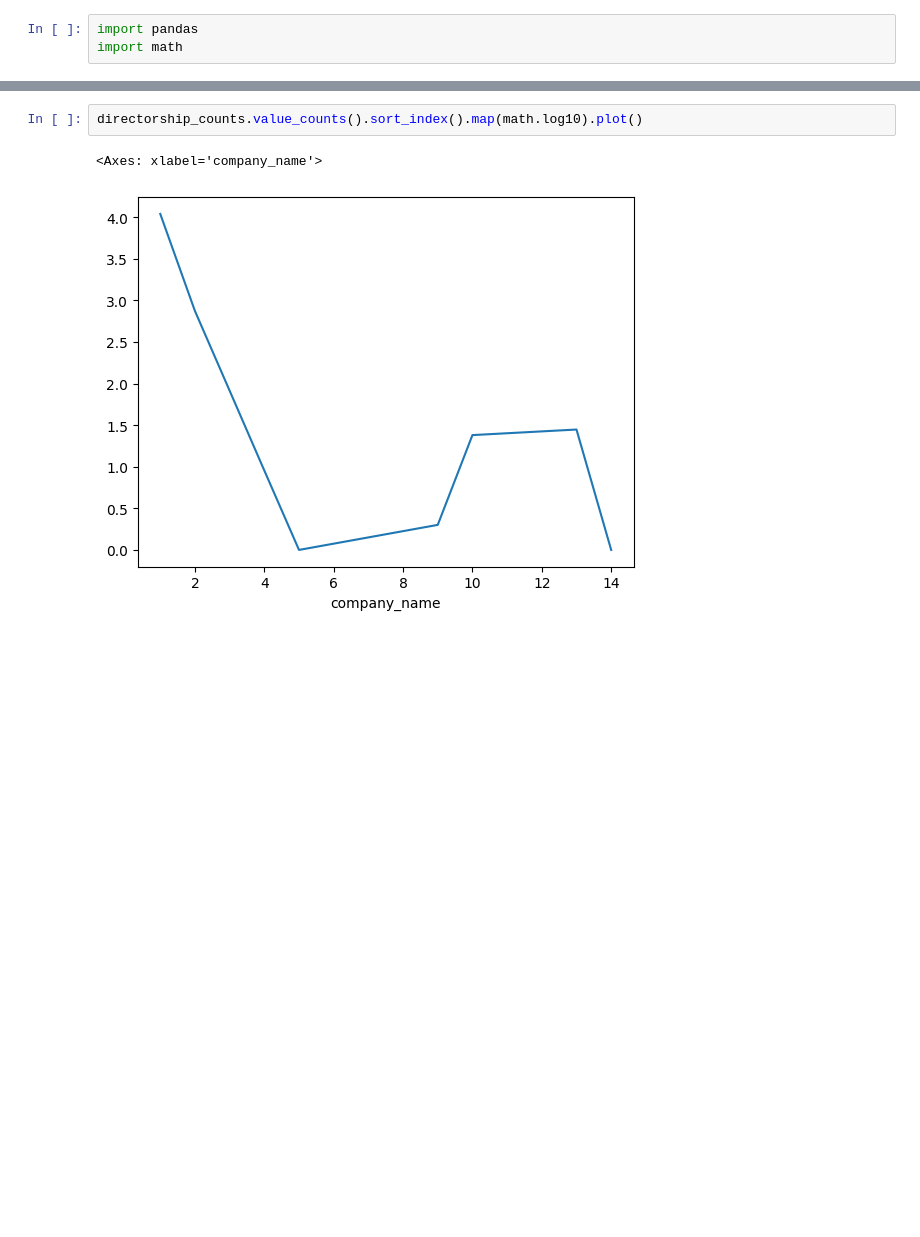
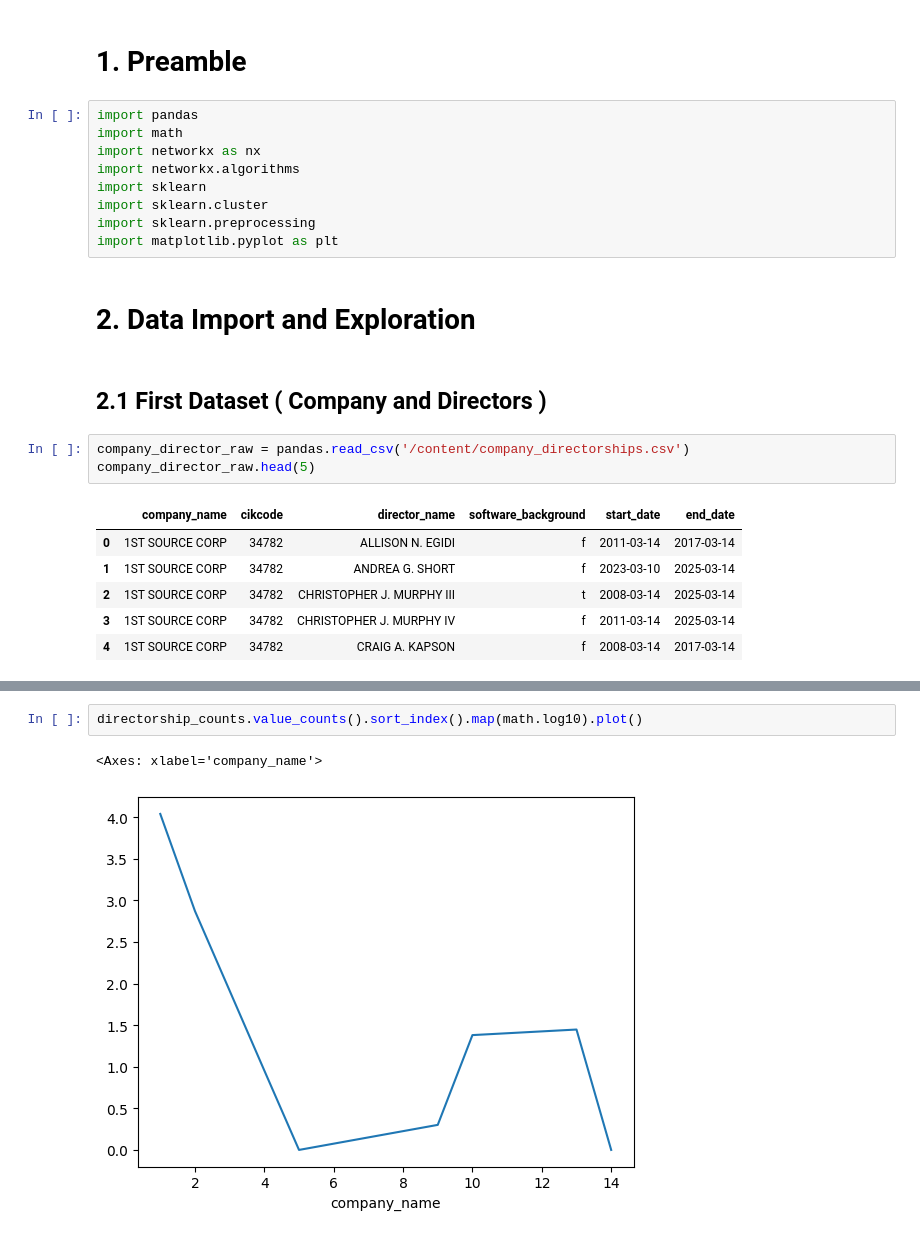
Before and after one commit to MQ-COMP2200-COMP6200/assignment-3-Mahdi3M, a Jupyter notebook: directors-network.ipynb, the cells around one changed output, grey strips where cells are left out. Drawn from its saved outputs; the diff is of its cells as text; blank space fills up the shorter version.

```diff
--- a/directors-network.ipynb
+++ b/directors-network.ipynb
@@ -1,3 +1,25 @@
+# %% [markdown]
+# 1. Preamble
 # %%
 import pandas
 import math
+import networkx as nx
+import networkx.algorithms
+import sklearn
+import sklearn.cluster
+import sklearn.preprocessing
+import matplotlib.pyplot as plt
+# %% [markdown]
+# 2. Data Import and Exploration
+# %% [markdown]
+## 2.1 First Dataset ( Company and Directors )
+# %%
+company_director_raw = pandas.read_csv('/content/company_directorships.csv')
+company_director_raw.head(5)
+# %% [output]
+|  | company_name | cikcode | director_name | software_background | start_date | end_date |
+| 0 | 1ST SOURCE CORP | 34782 | ALLISON N. EGIDI | f | 2011-03-14 | 2017-03-14 |
+| 1 | 1ST SOURCE CORP | 34782 | ANDREA G. SHORT | f | 2023-03-10 | 2025-03-14 |
+| 2 | 1ST SOURCE CORP | 34782 | CHRISTOPHER J. MURPHY III | t | 2008-03-14 | 2025-03-14 |
+| 3 | 1ST SOURCE CORP | 34782 | CHRISTOPHER J. MURPHY IV | f | 2011-03-14 | 2025-03-14 |
+| 4 | 1ST SOURCE CORP | 34782 | CRAIG A. KAPSON | f | 2008-03-14 | 2017-03-14 |
```
Also changed, not shown: parts of 26 cells of this notebook.
